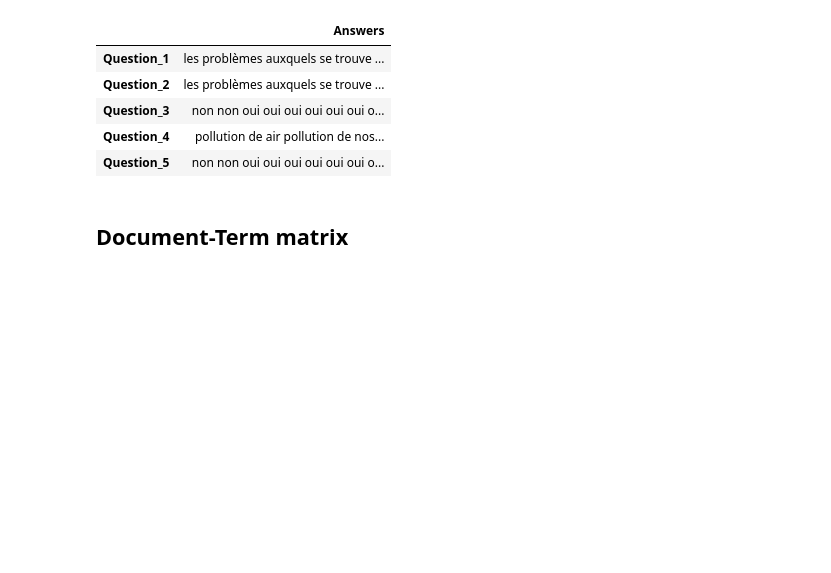
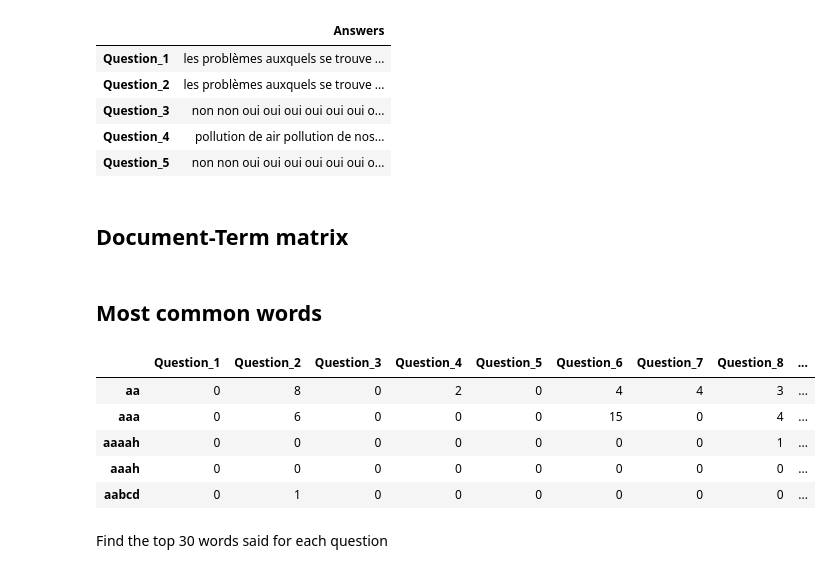
Before and after one commit to killian31/Text-mining_Grand-debat, a Jupyter notebook: Wordclouds.ipynb, the cells around one changed output. Saved outputs shown, nothing was run; the diff lists cells and outputs as text; code cells hidden in the pictures; blank space fills up the shorter version.

```diff
--- a/Wordclouds.ipynb
+++ b/Wordclouds.ipynb
@@ -125,0 +130,4 @@ Name: Quel est aujourd'hui pour vous le problème concret le plus important dans
+# %%
+data_clean_2 = {key : list(dict.fromkeys(list(df))) if len(list(dict.fromkeys(list(df)))) > 3 else list(df) for key, df in data_clean.items() }
+for df in data_clean_2.values():
+    print(len(df))
@@ -133,7 +160,7 @@ def create_big_df(dico):
     df["Answers"] = answers
     return df
 # %%
-final_data = create_big_df(data_clean)
+final_data = create_big_df(data_clean_2)
 final_data.head()
 # %% [output]
 |  | Answers |
@@ -157,3 +184,17 @@ def document_term(df):
 # %%
 data_dtm = document_term(final_data)
 data_dtm.to_pickle("dtm.pkl")
+# %% [markdown]
+## Most common words
+# %%
+data = data_dtm.transpose()
+data.head()
+# %% [output]
+|  | Question_1 | Question_2 | Question_3 | Question_4 | Question_5 | Question_6 | Question_7 | Question_8 | ... |
+| aa | 0 | 8 | 0 | 2 | 0 | 4 | 4 | 3 | ... |
+| aaa | 0 | 6 | 0 | 0 | 0 | 15 | 0 | 4 | ... |
+| aaaah | 0 | 0 | 0 | 0 | 0 | 0 | 0 | 1 | ... |
+| aaah | 0 | 0 | 0 | 0 | 0 | 0 | 0 | 0 | ... |
+| aabcd | 0 | 1 | 0 | 0 | 0 | 0 | 0 | 0 | ... |
+# %% [markdown]
+Find the top 30 words said for each question
```
Also changed, not shown: parts of 13 cells of this notebook, 3 other files.
